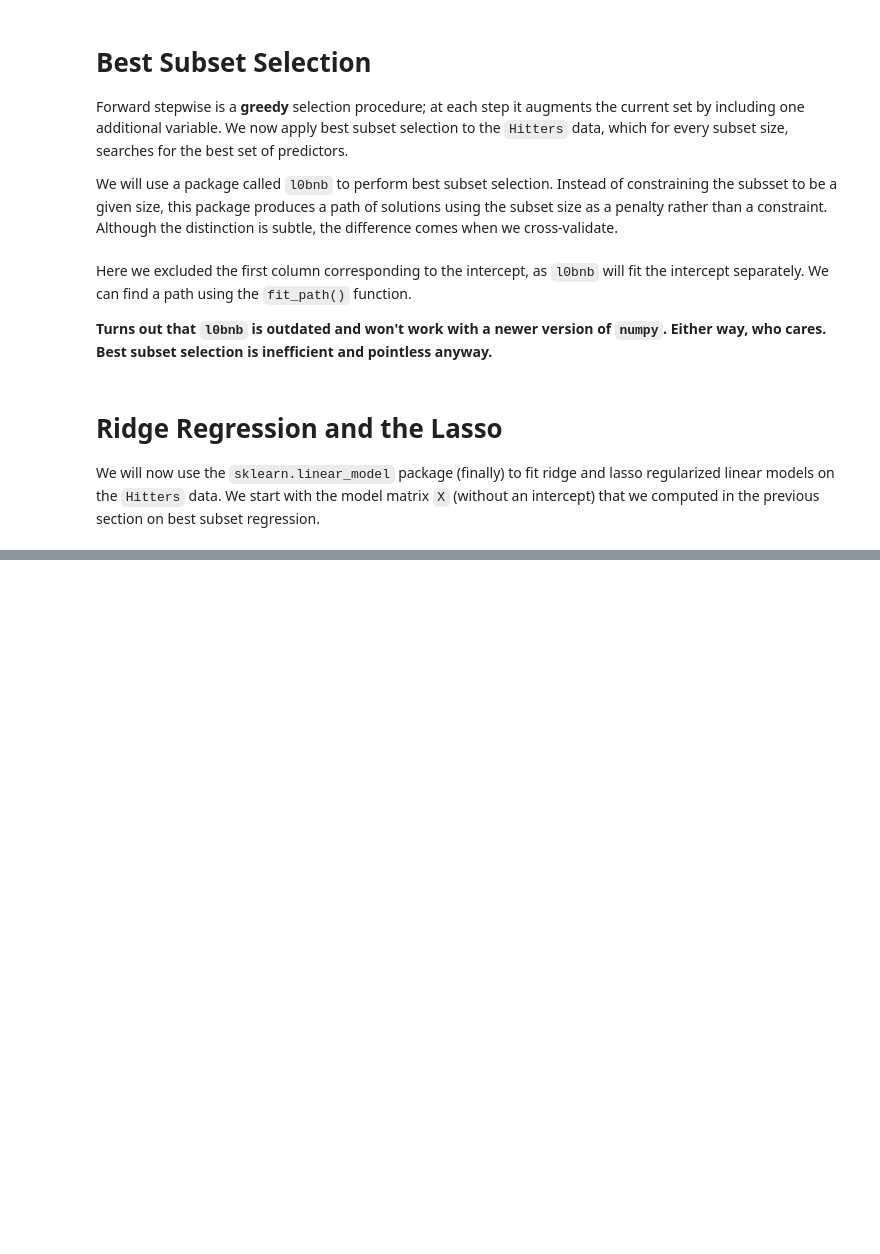
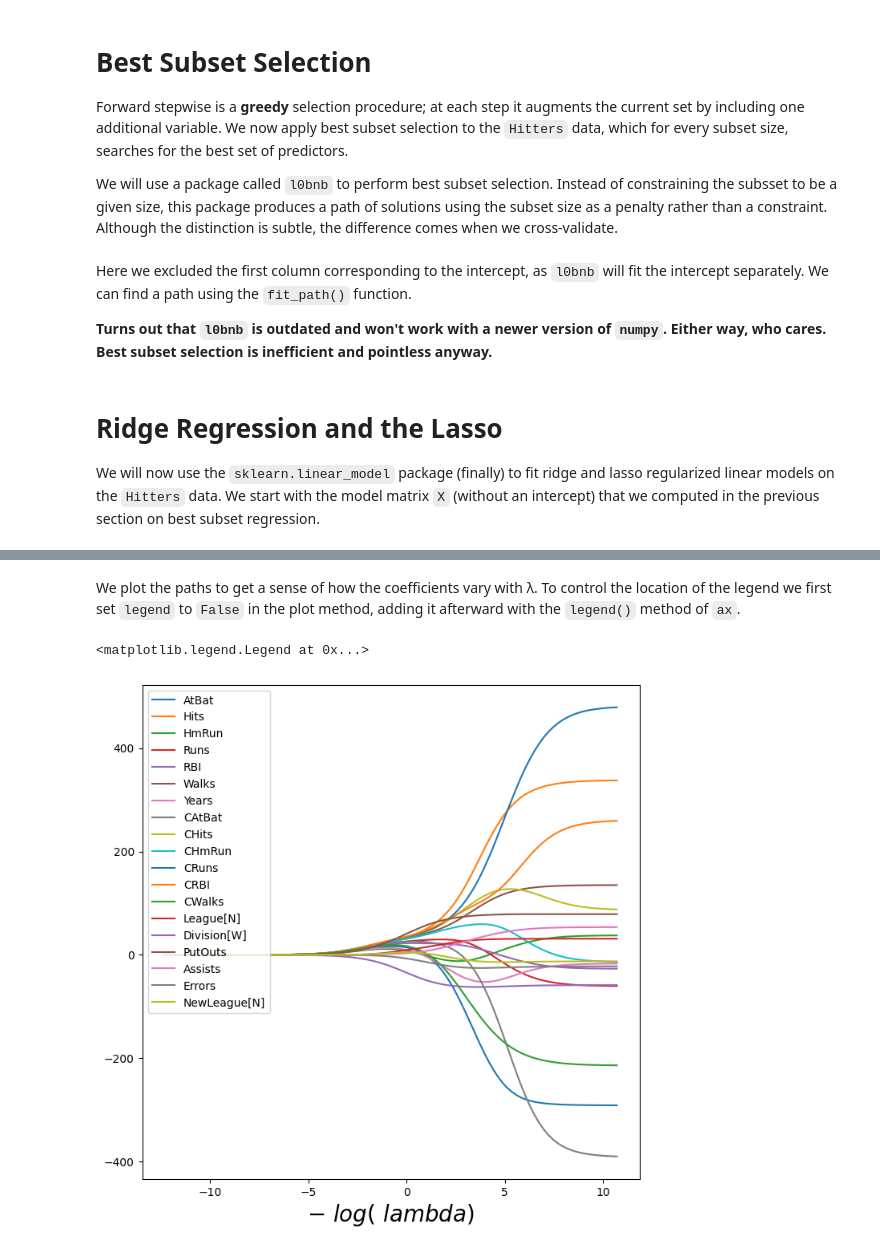
Before and after one commit to crdcamp/ml-learning-linear-regression-part-2, a Jupyter notebook: coding_labs/lin_models_and_reg_methods.ipynb, the cells around one changed output, grey strips where cells are left out. Saved outputs shown, nothing was run; the diff lists cells and outputs as text; code cells hidden in the pictures; blank space fills up the shorter version.

Commit message:
Ridge regression graph

```diff
--- a/coding_labs/lin_models_and_reg_methods.ipynb
+++ b/coding_labs/lin_models_and_reg_methods.ipynb
@@ -245,9 +247,10 @@ Since `skl.ElasticNet()` does no normalization, we have to take care of that our
 # %%
-Xs = X - X.mean(0)[None,:]
-X_scale = X.std(0)
-Xs = Xs / X_scale[None,:] # Standardize
-alphas = 10**np.linspace(8, -2, 100) / Y.std()
-soln_array = skl.ElasticNet.path(Xs,
-                                 Y,
-                                 l1_ratio=0.,
-                                 alphas = alphas)
+Xs = X - X.mean (0)[None ,:]
+X_scale = X.std (0)
+Xs = Xs / X_scale[None ,:]
+lambdas = 10** np. linspace (8, -2, 100) / Y.std ()
+soln_array = skl. ElasticNet .path(Xs ,
+Y,
+l1_ratio =0.,
+alphas=lambdas)[1]
+soln_array .shape
@@ -253,0 +265,7 @@ soln_array = skl.ElasticNet.path(Xs,
+# %%
+soln_path = pd.DataFrame(soln_array.T,
+                         columns=D.columns,
+                         index=-np.log(alphas))
+
+soln_path.index.name = "negative log(alpha)"
+soln_path
@@ -253,0 +287,10 @@ soln_array = skl.ElasticNet.path(Xs,
+# %% [markdown]
+We plot the paths to get a sense of how the coefficients vary with λ. To control the location of the legend we first set `legend` to `False` in the plot method, adding it afterward with the `legend()` method of `ax`.
+# %%
+path_fig, ax = subplots(figsize=(8,8))
+soln_path.plot(ax=ax, legend=False)
+ax.set_xlabel('$-\ log (\ lambda)$', fontsize=20)
+ax.legend(loc="upper left")
+# %% [output]
+<matplotlib.legend.Legend at 0x...>
+[figure, added]
```
Also changed, not shown: parts of 4 cells of this notebook.
